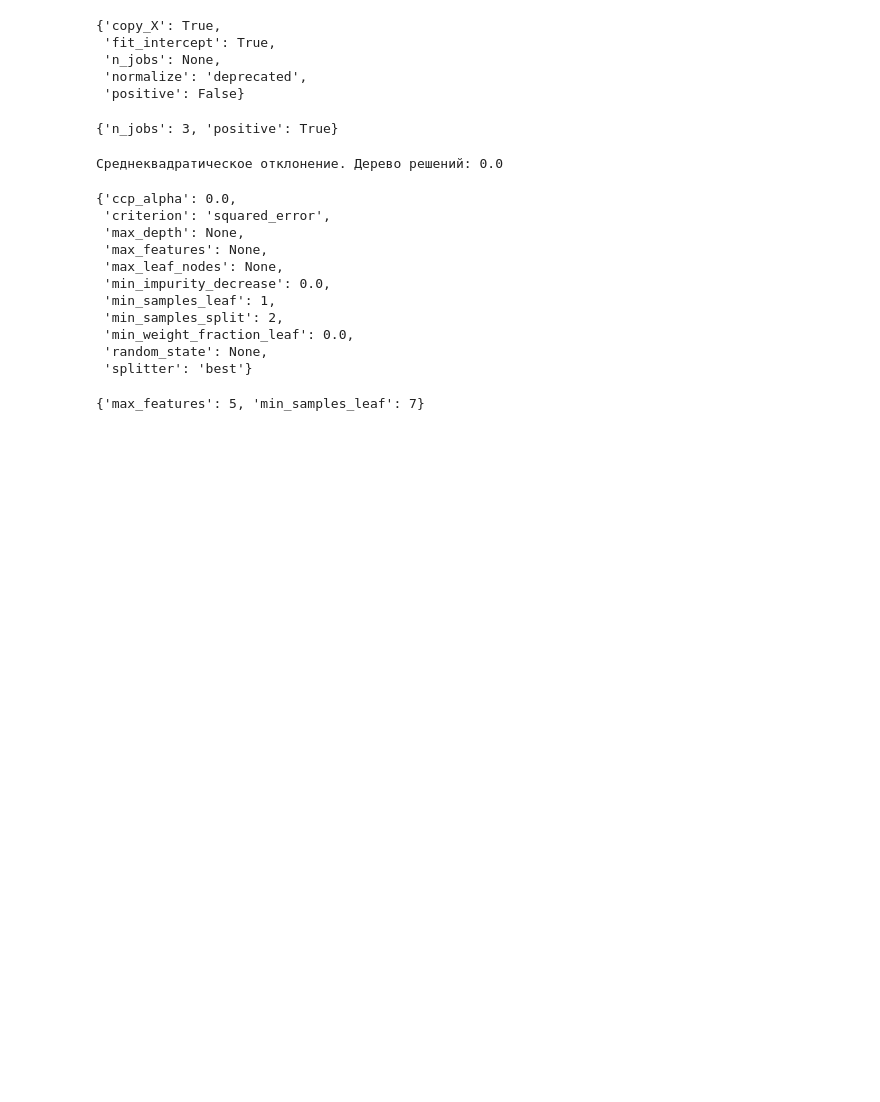
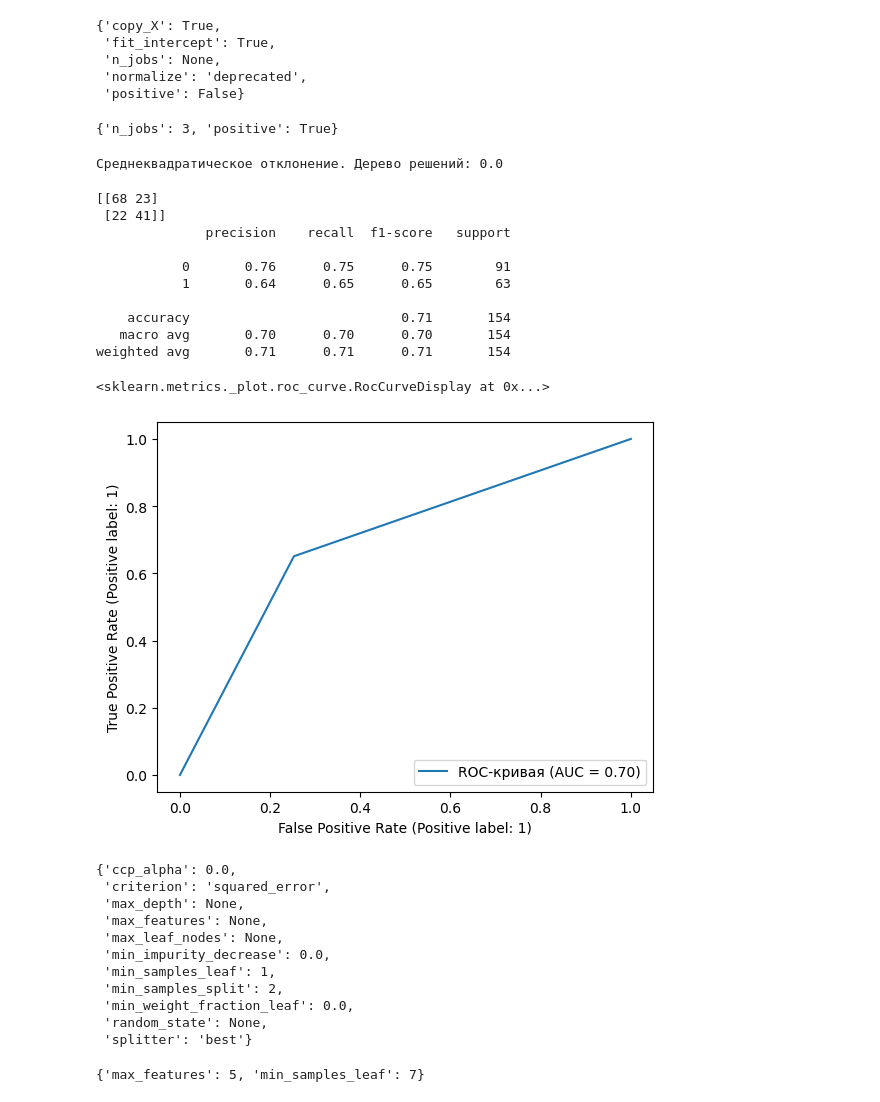
Before and after one commit to BEE063/ML_lab2, a Jupyter notebook: lab-2.ipynb, the cells around one changed output. Saved outputs shown, nothing was run; the diff lists cells and outputs as text; code cells hidden in the pictures; blank space fills up the shorter version.

```diff
--- a/lab-2.ipynb
+++ b/lab-2.ipynb
@@ -67,7 +72,6 @@ print("Линейная регрессия. Метки:",list(some_output))
 from sklearn.tree import DecisionTreeRegressor
 from sklearn.metrics import mean_squared_error
 
-data_prepared = pipeline.transform(data)
 data_predictions = model.predict(data_prepared)
 linear_mse = mean_squared_error(outcome, data_predictions)
 lin_rmse = np.sqrt(linear_mse)
@@ -151,6 +171,29 @@ lin_rmse = np.sqrt(linear_mse)
 print("Среднеквадратическое отклонение. Дерево решений:",lin_rmse)
 # %% [output]
 Среднеквадратическое отклонение. Дерево решений: 0.0
+# %%
+tree_regressor.fit(data_train, outcome_train)
+y_pred = tree_regressor.predict(data_test)
+# Матрица ошибок в дереве решений.
+print(confusion_matrix(outcome_test,y_pred))
+
+print(classification_report(outcome_test,y_pred))
+
+# Точность системы, полнота системы и F-мера в дереве решений.
+RocCurveDisplay.from_predictions(outcome_test, y_pred, name="ROC-кривая")
+# %% [output]
+[[68 23]
+ [22 41]]
+              precision    recall  f1-score   support
+
+           0       0.76      0.75      0.75        91
+           1       0.64      0.65      0.65        63
+
+    accuracy                           0.71       154
+   macro avg       0.70      0.70      0.70       154
+weighted avg       0.71      0.71      0.71       154
+<sklearn.metrics._plot.roc_curve.RocCurveDisplay at 0x...>
+[figure, added]
 # %%
 tree_regressor.get_params()
 # %% [output]
```
Also changed, not shown: parts of 14 cells of this notebook.
